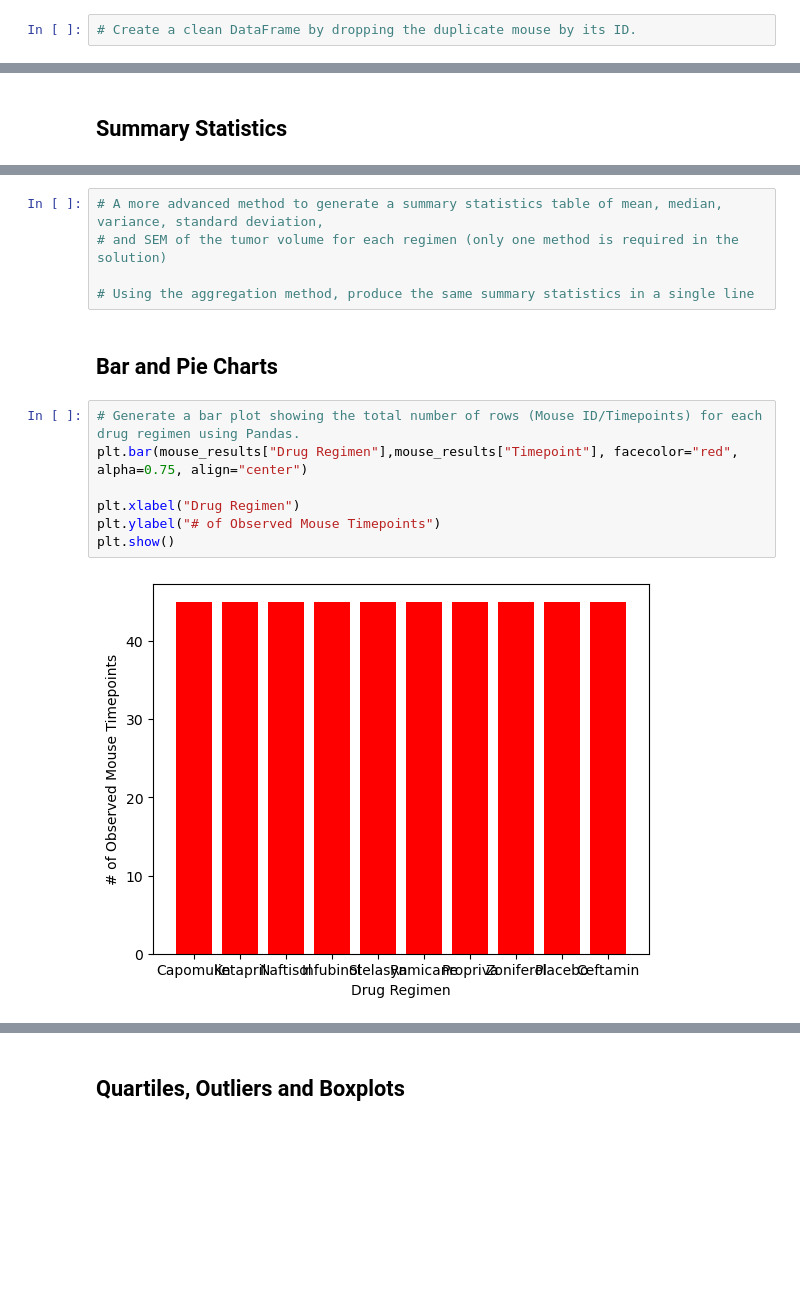
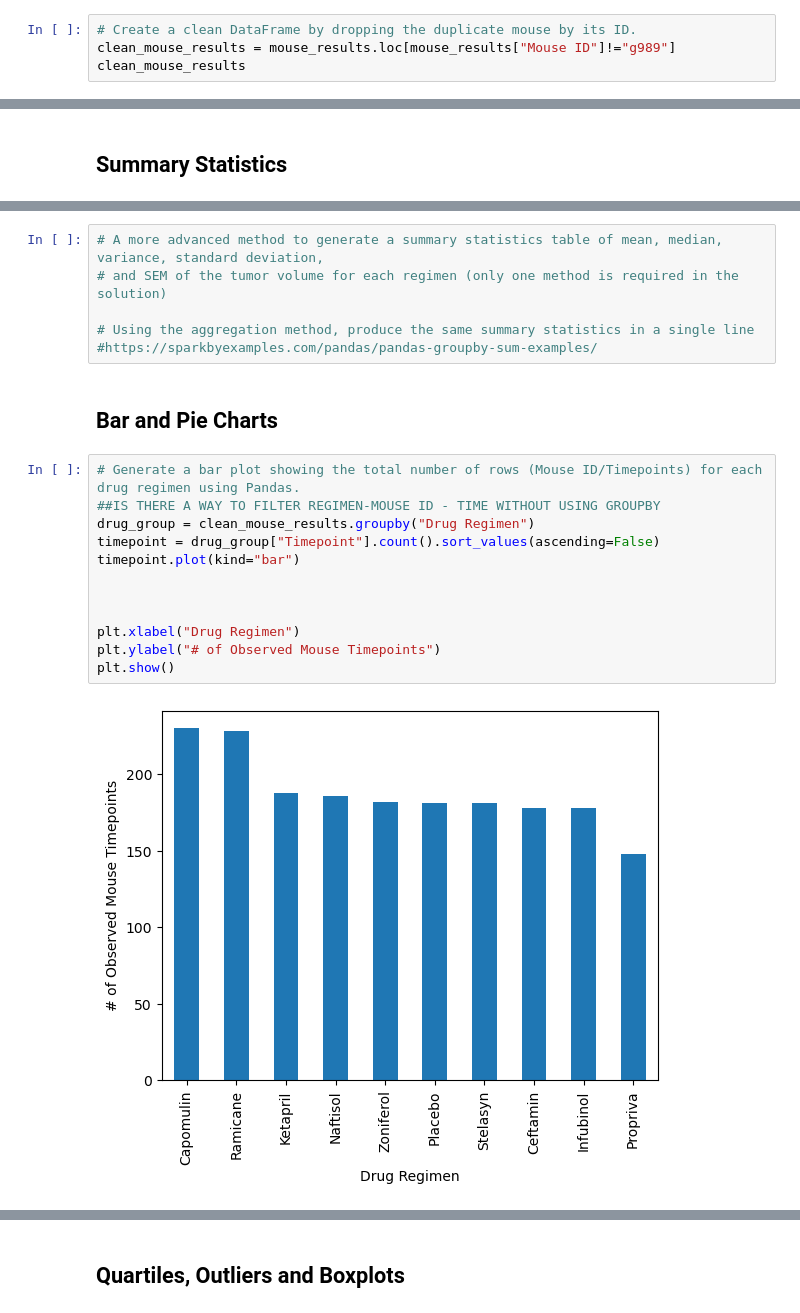
Before and after one commit to kgndirangu/pymaceuticlas, a Jupyter notebook: pymaceuticals_starter_KN.ipynb, the cells around one changed output, grey strips where cells are left out. Cells and saved outputs as stored; diff of their text form; blank space fills up the shorter version.

Commit message:
graphs, merged data set without duplicate mouse

```diff
--- a/pymaceuticals_starter_KN.ipynb
+++ b/pymaceuticals_starter_KN.ipynb
@@ -52,2 +67,4 @@ mouse_count
 # %%
 # Create a clean DataFrame by dropping the duplicate mouse by its ID.
+clean_mouse_results = mouse_results.loc[mouse_results["Mouse ID"]!="g989"]
+clean_mouse_results
@@ -98,16 +131,22 @@ tumor_summary
 # and SEM of the tumor volume for each regimen (only one method is required in the solution)
 
 # Using the aggregation method, produce the same summary statistics in a single line
+#https://sparkbyexamples.com/pandas/pandas-groupby-sum-examples/
 # %% [markdown]
 ## Bar and Pie Charts
 # %%
 # Generate a bar plot showing the total number of rows (Mouse ID/Timepoints) for each drug regimen using Pandas.
-plt.bar(mouse_results["Drug Regimen"],mouse_results["Timepoint"], facecolor="red", alpha=0.75, align="center")
+##IS THERE A WAY TO FILTER REGIMEN-MOUSE ID - TIME WITHOUT USING GROUPBY
+drug_group = clean_mouse_results.groupby("Drug Regimen")
+timepoint = drug_group["Timepoint"].count().sort_values(ascending=False)
+timepoint.plot(kind="bar")
+
+
 
 plt.xlabel("Drug Regimen")
 plt.ylabel("# of Observed Mouse Timepoints")
 plt.show()
 # %% [output]
-[figure, old version]
+[figure, new version]
 # %%
 # Generate a bar plot showing the total number of rows (Mouse ID/Timepoints) for each drug regimen using pyplot.
```
Also changed, not shown: parts of 16 cells of this notebook.
